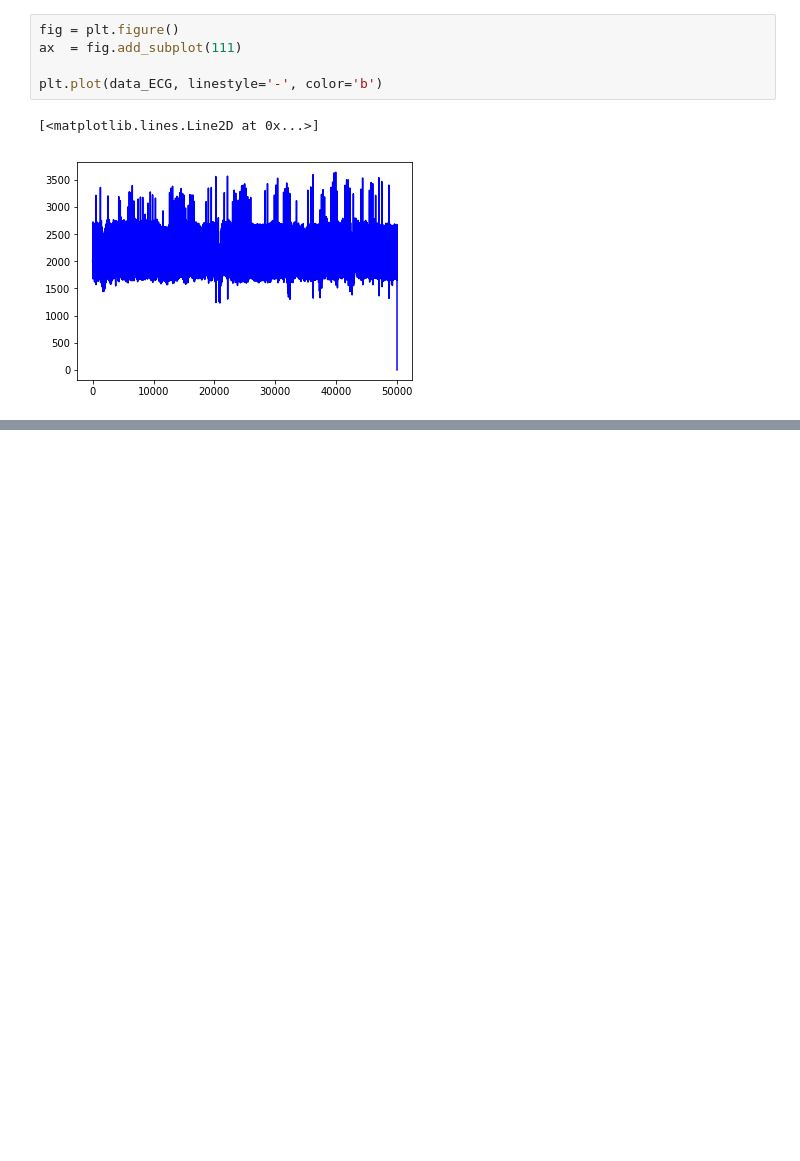
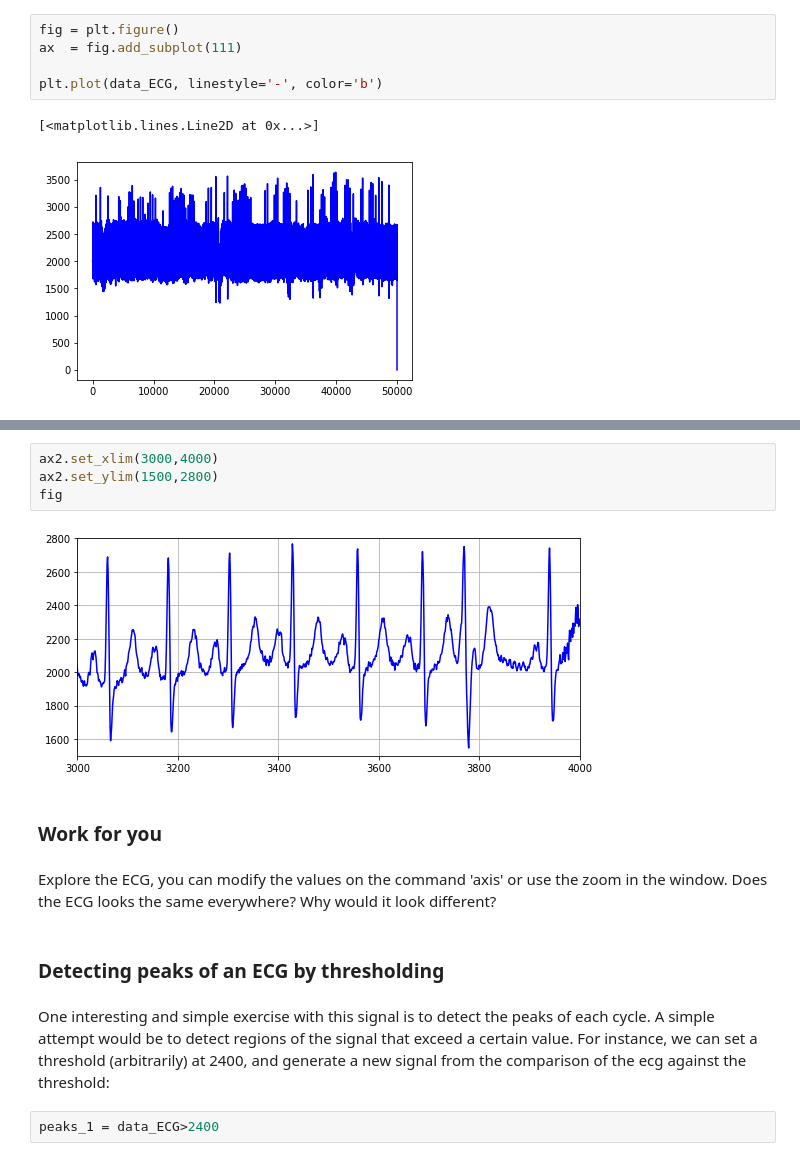
Before and after one commit to reyesaldasoro/Electrocardiogram_Jupyter, a Jupyter notebook: Visualization and analysis of an Electrocardiogram Signal.ipynb, the cells around one changed output, grey strips where cells are left out. Saved outputs shown, nothing was run; the diff lists cells and outputs as text; blank space fills up the shorter version.

```diff
--- a/Visualization and analysis of an Electrocardiogram Signal.ipynb
+++ b/Visualization and analysis of an Electrocardiogram Signal.ipynb
@@ -83,0 +113,16 @@ plt.plot(data_ECG, linestyle='-', color='b')
+# %%
+ax2.set_xlim(3000,4000)
+ax2.set_ylim(1500,2800)
+fig
+# %% [output]
+[figure, added]
+# %% [markdown]
+### Work for you
+# %% [markdown]
+Explore the ECG, you can modify the values on the command 'axis' or use the zoom in the window. Does the ECG looks the same everywhere? Why would it look different?
+# %% [markdown]
+### Detecting peaks of an ECG by thresholding
+# %% [markdown]
+One interesting and simple exercise with this signal is to detect the peaks of each cycle. A simple attempt would be to detect regions of the signal that exceed a certain value. For instance, we can set a threshold (arbitrarily) at 2400, and generate a new signal from the comparison of the ecg against the threshold:
+# %%
+peaks_1 = data_ECG>2400
```
Also changed, not shown: parts of 33 cells of this notebook.
